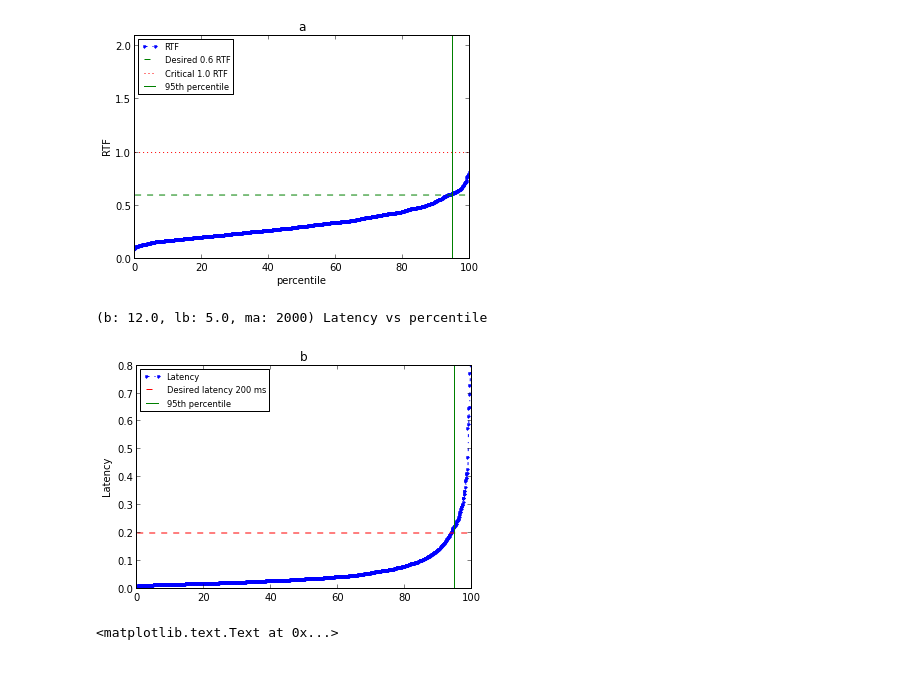
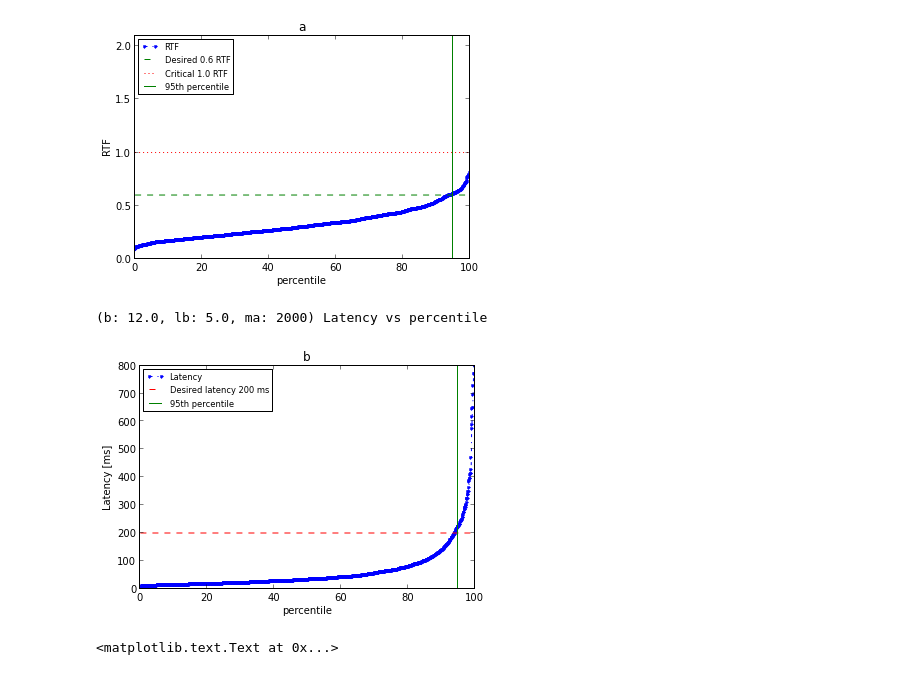
Before and after one commit to oplatek/pykaldi-eval, a Jupyter notebook: Pykaldi-evaluation.ipynb, the cells around one changed output. Cells and saved outputs as stored; diff of their text form; code cells hidden in the pictures.

Commit message:
fixed graphs description

```diff
--- a/Pykaldi-evaluation.ipynb
+++ b/Pykaldi-evaluation.ipynb
@@ -148,33 +146,33 @@ pdf_color2grey(pdfname, 'grey_' + pdfname)
 [figure]
 # %%
 beam, lat_beam, max_active = beam_range[4], lat_beam_range[4], max_active_range[0]
-bt = sorted([ rec.backwardlen for rec in user_time_r if rec.beam == beam and rec.lattice_beam == lat_beam and rec.max_active == max_active])
+bt = sorted([ 1000* rec.backwardlen for rec in user_time_r if rec.beam == beam and rec.lattice_beam == lat_beam and rec.max_active == max_active])
 bt_95 = bt[0:int(0.95*len(bt))]
 percents = [float(x) / len(bt) for x in range(1,len(bt)+1,1)]
 percents_95 = percents[0:int(0.95*len(percents))]
 
 #subplot(2,1,1)
 #ylim([0, 1.0])
 #plot(percents_95, bt_95,'.-.')
 #title('(b: %0.1f, lb: %0.1f, ma: %d) Backward decoding vs percentil' % (beam, lat_beam, max_active))
 #ylabel('Backward decoding time')
 #plot(percents_95, [0.4] * len(percents_95), 'r--')
 
 #subplot(2,1,2)
 percents = [100*w for w in percents]
-ylim([0, 0.8])
+ylim([0, 800])
 p1, = plot(percents, bt,'.-.')
 print('(b: %0.1f, lb: %0.1f, ma: %d) Latency vs percentile' % (beam, lat_beam, max_active))
 title('b')
-ylabel('Latency')
+ylabel('Latency [ms]')
 xlabel('percentile')
-p2, = plot(percents, [0.2] * len(percents), 'r--')
+p2, = plot(percents, [200] * len(percents), 'r--')
 p3 = axvline(95, color='g')
 legend([p1, p2, p3], ['Latency', 'Desired latency 200 ms', '95th percentile'], loc=2, prop={'size':'small'})
 pdfname = 'lat_vs_prc.pdf'
 savefig(pdfname, bbox_inches='tight')
 pdf_color2grey(pdfname, 'grey_' + pdfname)
 # %% [output]
 (b: 12.0, lb: 5.0, ma: 2000) Latency vs percentile
-[figure, old version]
+[figure, new version]
 # %%
```
Also changed, not shown: parts of 6 cells of this notebook.
